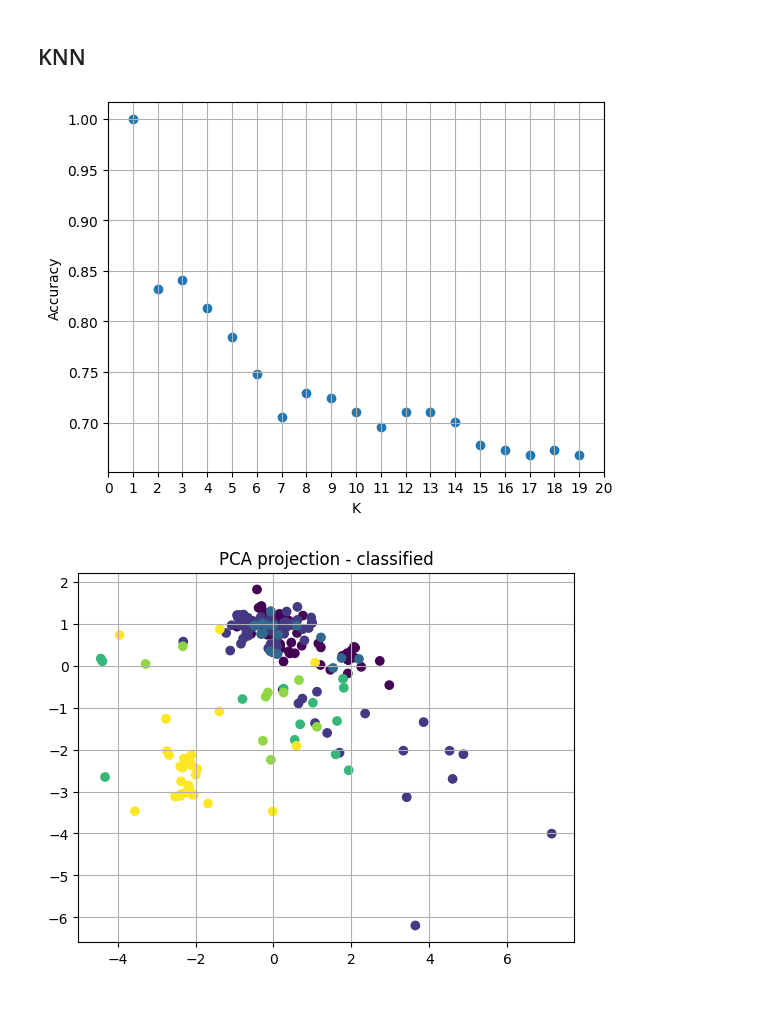
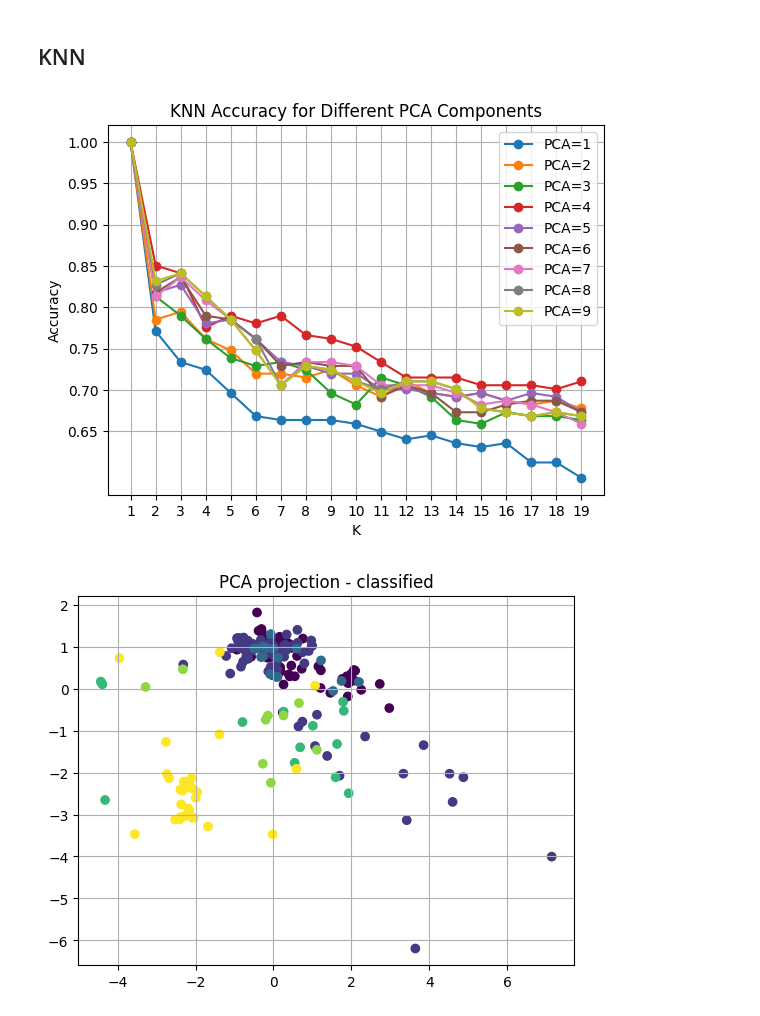
Before and after one commit to MxFrgsn/COMP2002_CW2, a Jupyter notebook: COMP2002.ipynb, the cells around one changed output. Cells and saved outputs as stored; diff of their text form; code cells hidden in the pictures.

Commit message:
redid how data is prepared, redid pca values and cross-validation

```diff
--- a/COMP2002.ipynb
+++ b/COMP2002.ipynb
@@ -43,0 +15,5 @@ Si    0
+# %%
+data = pandas.read_csv("glass_dataset.csv")
+classes = ["1", "2", "3", "4", "5", "6", "7"]
+inputs = data.values[:, :-1] # Features of the glass
+targets = np.array([classes.index(str(int(cls))) for cls in data.values[:, -1]]) + 1 # Label of the type of glass (1-7)
@@ -50,20 +53,27 @@ compressed = PCA(n_components=4).fit_transform(scaled_inputs) # given it has 9 f
 # %% [markdown]
 ## KNN
 # %%
-k_range = range (1,20)
-scores = []
-for k in k_range :
-    knn = KNeighborsClassifier (n_neighbors = k)
-    knn.fit (scaled_inputs,targets)
-    scores.append (knn.score(scaled_inputs,targets))
+k_range = range(1, 20)
+pca_range = range(1, 10)
 plt.figure()
+for p in pca_range:
+    scores = []
+    compressed = PCA(n_components=p).fit_transform(scaled_inputs)
+    for k in k_range:
+        knn = KNeighborsClassifier(n_neighbors=k)
+        knn.fit(compressed, targets)
+        scores.append(knn.score(compressed, targets))
+    plt.plot(k_range, scores, marker='o', linestyle='-', label=f'PCA={p}')
+
 plt.xlabel("K")
 plt.ylabel("Accuracy")
-plt.scatter(k_range,scores)
-plt.xticks([0,1,2,3,4,5,6,7,8,9,10,11,12,13,14,15,16,17,18,19,20])
+plt.title("KNN Accuracy for Different PCA Components")
+plt.xticks(k_range)
+plt.yticks((np.linspace(0.65, 1, 8)))
 plt.grid(True)
-plt.savefig ("knn_neighbours.png", bbox_inches ="tight")
+plt.legend()
+plt.savefig("knn_neighbours.png", bbox_inches="tight")
 plt.show()
 # %% [output]
-[figure, old version]
+[figure, new version]
 # %%
```
Also changed, not shown: parts of 40 cells of this notebook, 17 other files.
